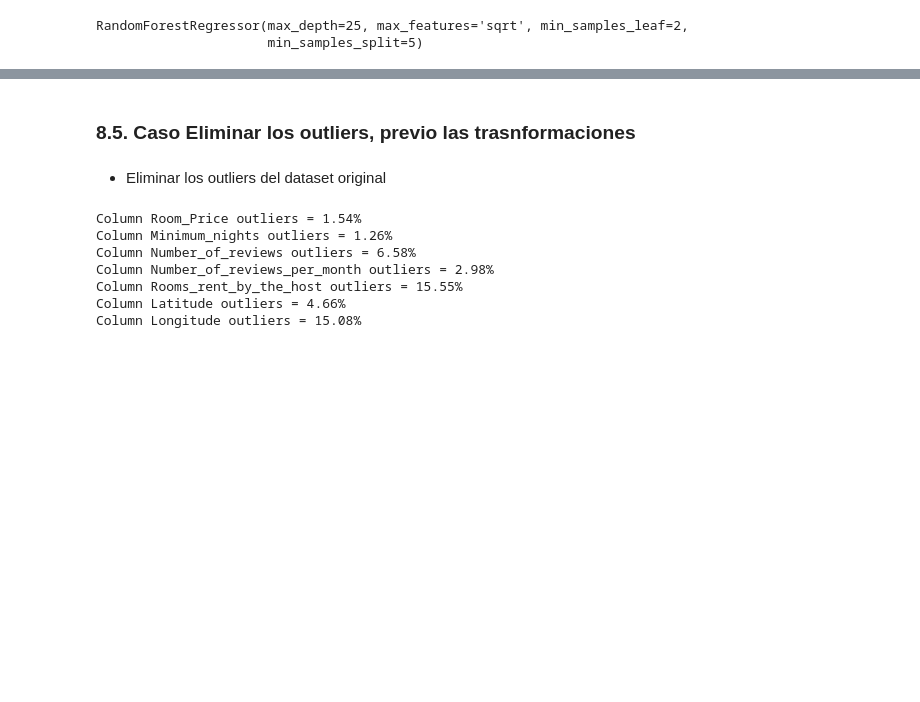
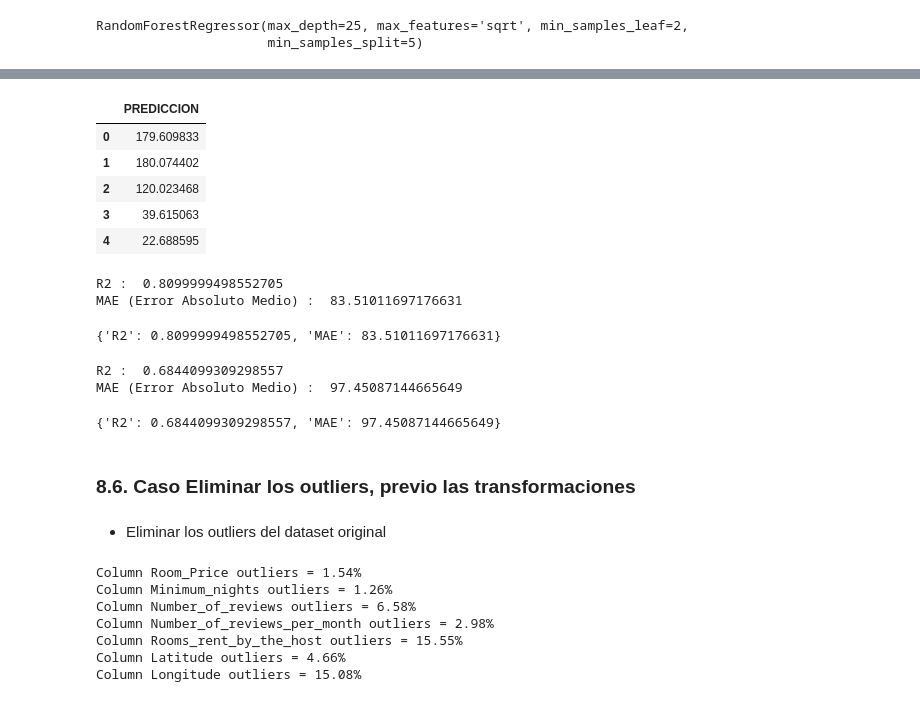
Before and after one commit to AndreaTJ/Tech-Girls-Glovo, a Jupyter notebook: notebooks/MLRegression_model_airbnb.ipynb, the cells around one changed output, grey strips where cells are left out. Drawn from its saved outputs; the diff is of its cells as text; code cells hidden in the pictures; blank space fills up the shorter version.

```diff
--- a/notebooks/MLRegression_model_airbnb.ipynb
+++ b/notebooks/MLRegression_model_airbnb.ipynb
@@ -970,0 +1096,14 @@ MAE (Error Absoluto Medio) :  108.33020862024892
+# %%
+# Crear el modelo con los hiperparámetros obtenidos
+xgbr = xgb.XGBRegressor(
+    colsample_bytree=0.9,
+    learning_rate=0.1,
+    max_depth=5,
+    min_child_weight=3,
+    n_estimators=200,
+    subsample=0.9,
+    random_state=42
+)
+
+# Entrenar el modelo con los datos de entrenamiento
+xgbr.fit(x_train_3, y_train_3)
@@ -971,5 +1122,33 @@ MAE (Error Absoluto Medio) :  108.33020862024892
+# %%
+# Predecir en el conjunto de entrenamiento y prueba
+y_train_3_pred_xgbr = xgbr.predict(x_train_3)
+y_test_pred_3_xgbr = xgbr.predict(x_test_3)
+# %%
+prediccion_xgbr_3 = pd.DataFrame(y_test_pred_3_xgbr, columns = ['PREDICCION'])
+prediccion_xgbr_3.head()
+# %% [output]
+|  | PREDICCION |
+| 0 | 179.609833 |
+| 1 | 180.074402 |
+| 2 | 120.023468 |
+| 3 | 39.615063 |
+| 4 | 22.688595 |
+# %%
+# Model Evaluation on train data
+evaluacion(y_train_3, y_train_3_pred_xgbr)
+# %% [output]
+R2 :  0.8099999498552705
+MAE (Error Absoluto Medio) :  83.51011697176631
+{'R2': 0.8099999498552705, 'MAE': 83.51011697176631}
+# %%
+# Model Evaluation on test data
+evaluacion(y_test_3, y_test_pred_3_xgbr)
+# %% [output]
+R2 :  0.6844099309298557
+MAE (Error Absoluto Medio) :  97.45087144665649
+{'R2': 0.6844099309298557, 'MAE': 97.45087144665649}
 # %% [markdown]
-### 8.5. Caso Eliminar los outliers, previo las trasnformaciones
+### 8.6. Caso Eliminar los outliers, previo las transformaciones
 # %% [markdown]
 * Eliminar los outliers del dataset original
 # %%
```
Also changed, not shown: parts of 55 cells of this notebook.
